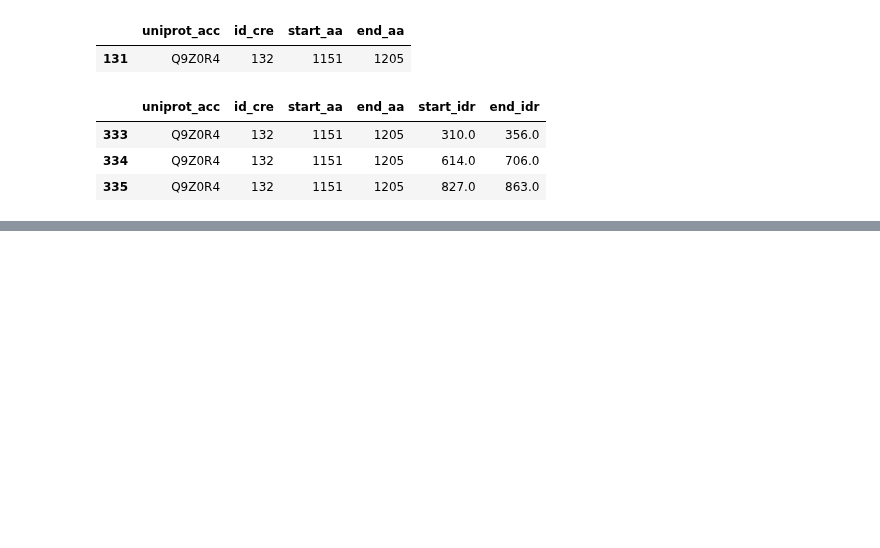
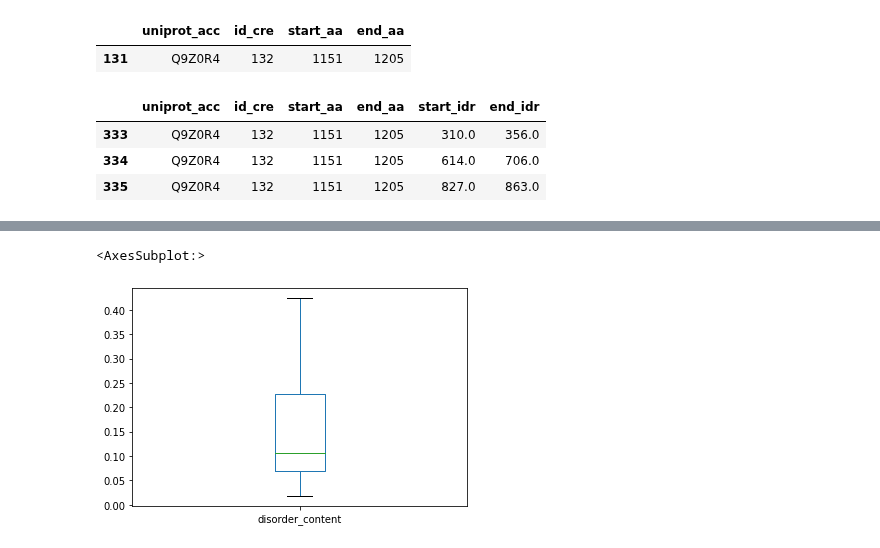
Before and after one commit to alvaro-2/cis-reg, a Jupyter notebook: scripts/map_idrs.ipynb, the cells around one changed output, grey strips where cells are left out. Cells and saved outputs as stored; diff of their text form; code cells hidden in the pictures; blank space fills up the shorter version.

```diff
--- a/scripts/map_idrs.ipynb
+++ b/scripts/map_idrs.ipynb
@@ -352,0 +360,3 @@ df[df.uniprot_acc == 'Q9Z0R4']
+# %%
+kinases = pd.read_csv('../datasets/kinases.tsv', sep= '\t')
+kinases.columns = kinases.columns.str.lower().str.replace(" ", "_")
@@ -352,0 +457,3 @@ df[df.uniprot_acc == 'Q9Z0R4']
+# %%
+protein = pd.read_csv('../raw_data/disphasedb/protein.tsv', sep= '\t', usecols= ['id_protein', 'uniprot_acc', 'uniprot_name', 'disorder_content'])
+protein
@@ -352,0 +490,3 @@ df[df.uniprot_acc == 'Q9Z0R4']
+# %%
+kinases_disphase = protein[protein.uniprot_acc.isin(kinases.uniprot.unique())]
+kinases_disphase
@@ -352,0 +507,5 @@ df[df.uniprot_acc == 'Q9Z0R4']
+# %%
+kinases_disphase.disorder_content.plot(kind= 'box')
+# %% [output]
+<AxesSubplot:>
+[figure, added]
```
Also changed, not shown: parts of 34 cells of this notebook, 7 other files.
